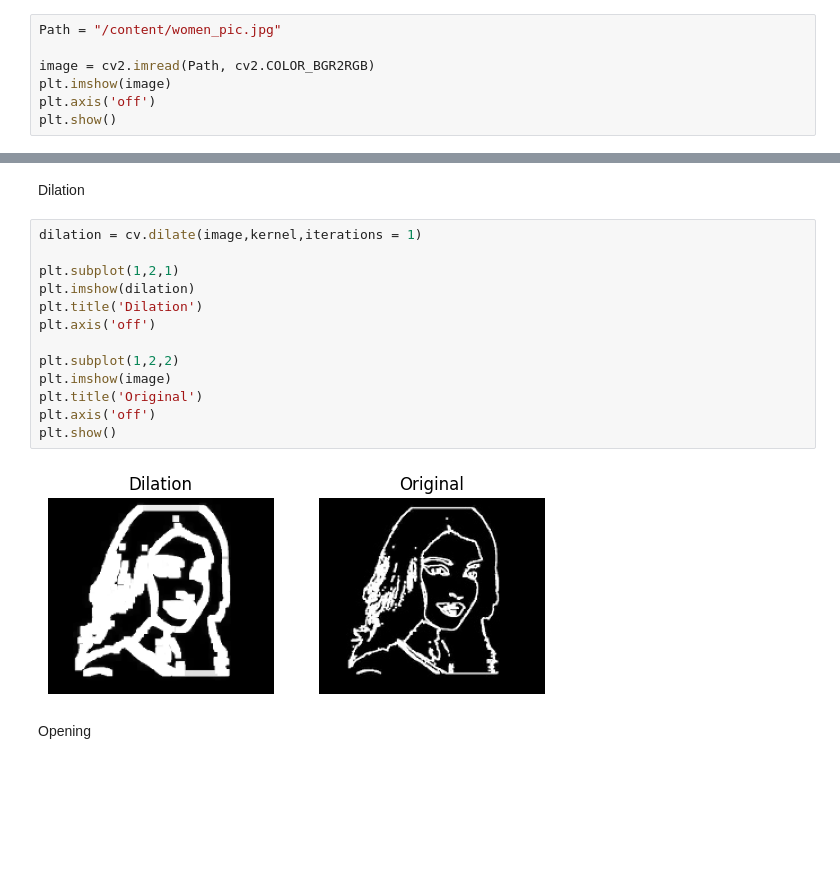
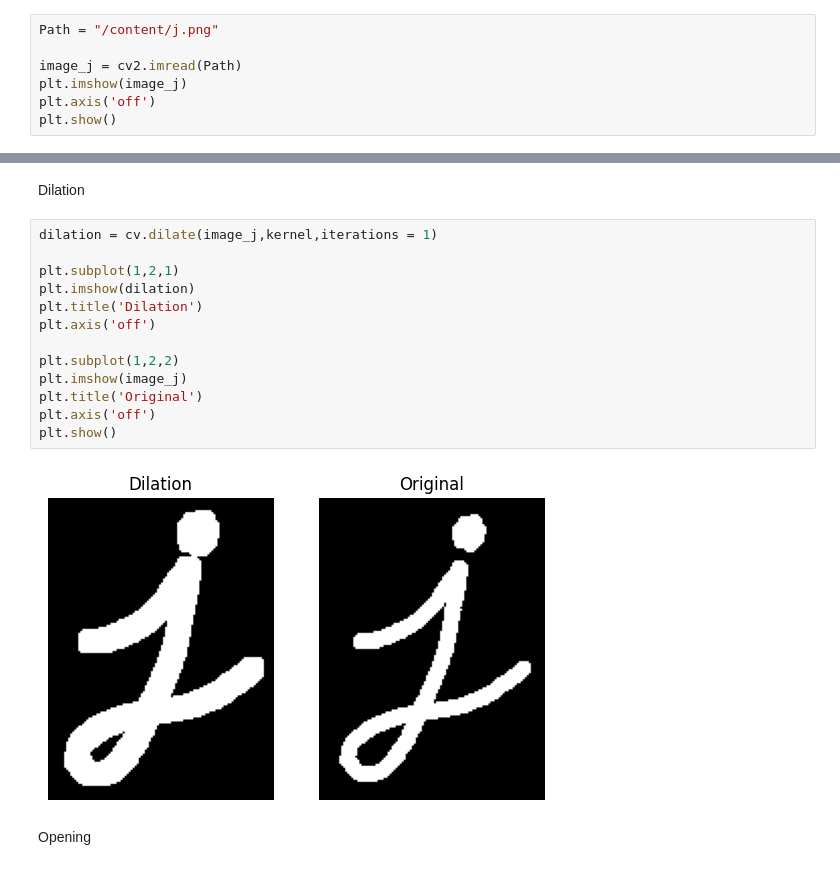
Before and after one commit to olaw01/OpenCV_image_processing, a Jupyter notebook: data/MorphologicalOperations.ipynb, the cells around one changed output, grey strips where cells are left out. Drawn from its saved outputs; the diff is of its cells as text; blank space fills up the shorter version.

```diff
--- a/data/MorphologicalOperations.ipynb
+++ b/data/MorphologicalOperations.ipynb
@@ -6,10 +6,10 @@
 import cv2
 import matplotlib.pyplot as plt
 # %%
-Path = "/content/women_pic.jpg"
+Path = "/content/j.png"
 
-image = cv2.imread(Path, cv2.COLOR_BGR2RGB)
-plt.imshow(image)
+image_j = cv2.imread(Path)
+plt.imshow(image_j)
 plt.axis('off')
 plt.show()
 # %% [output]
@@ -38,20 +38,20 @@ plt.show()
 # %% [markdown]
 Dilation
 # %%
-dilation = cv.dilate(image,kernel,iterations = 1)
+dilation = cv.dilate(image_j,kernel,iterations = 1)
 
 plt.subplot(1,2,1)
 plt.imshow(dilation)
 plt.title('Dilation')
 plt.axis('off')
 
 plt.subplot(1,2,2)
-plt.imshow(image)
+plt.imshow(image_j)
 plt.title('Original')
 plt.axis('off')
 plt.show()
 # %% [output]
-[figure, old version]
+[figure, new version]
 # %% [markdown]
 Opening
 # %%
```
Also changed, not shown: parts of 7 cells of this notebook.
